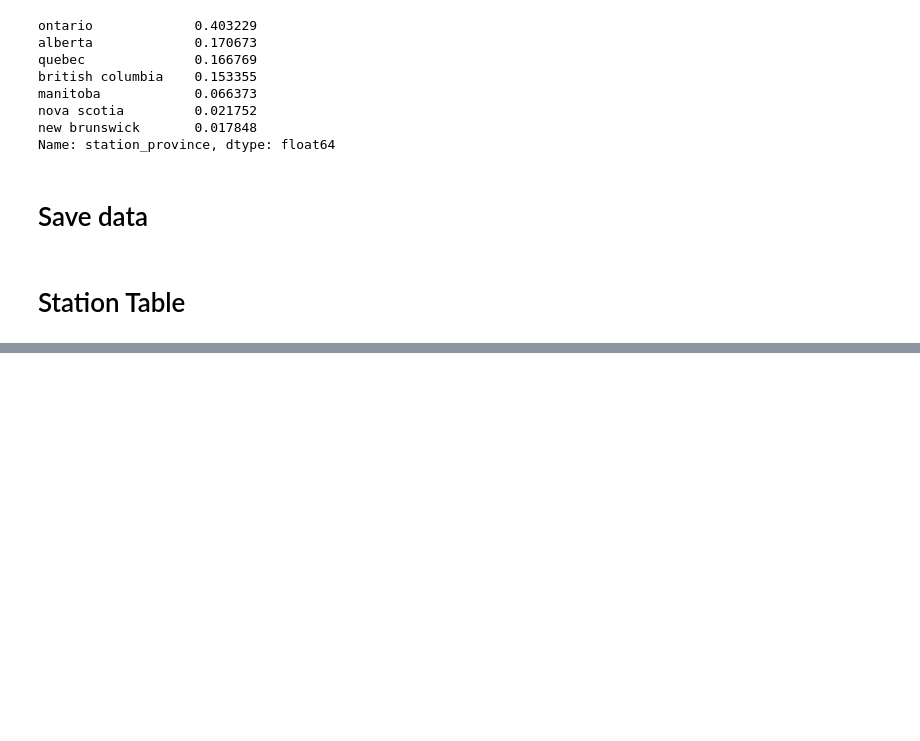
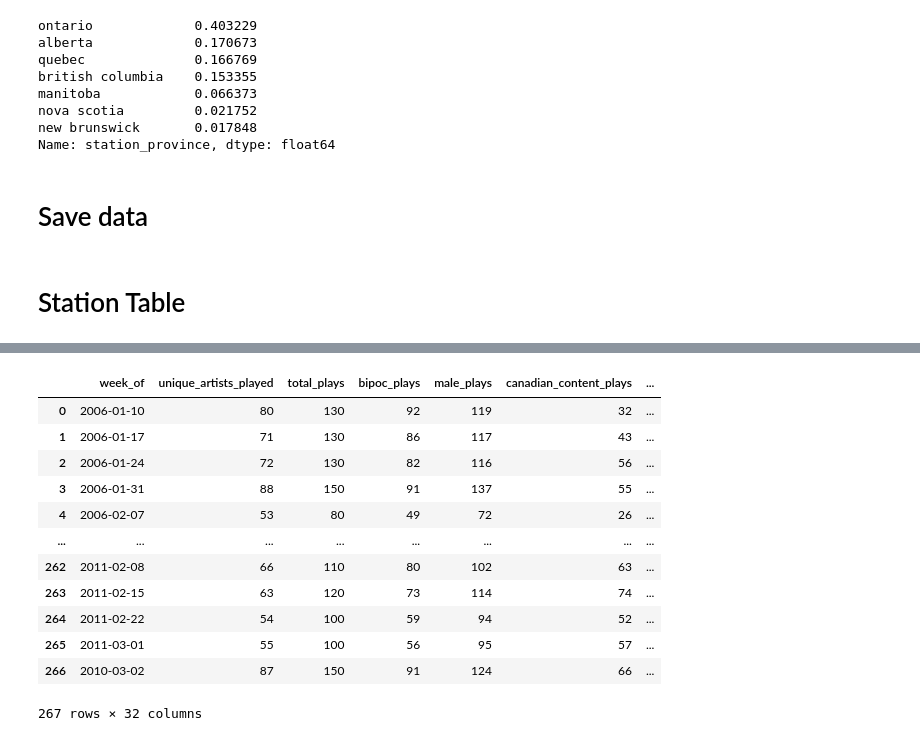
Before and after one commit to OwenBrush/canadian-hip-hop-radio-analysis, a Jupyter notebook: data_cleaning.ipynb, the cells around one changed output, grey strips where cells are left out. Saved outputs shown, nothing was run; the diff lists cells and outputs as text; code cells hidden in the pictures; blank space fills up the shorter version.

Commit message:
built time table

```diff
--- a/data_cleaning.ipynb
+++ b/data_cleaning.ipynb
@@ -426,0 +458,26 @@ table_df
+# %%
+time_df['male_plays'] = [df[df['week_of'] == x ]['artist_gender'].replace(['male','mixed','female','unknown'],[1,0,0,0]).sum() for x in time_df['week_of'].unique()]
+# %%
+time_df['canadian_content_plays'] = [df[df['week_of'] == x ]['canadian_content'].sum() for x in time_df['week_of'].unique()]
+# %%
+for station in df['station'].unique():
+    time_df[f'{station}_station_plays'] = [df[(df['week_of'] == x ) & (df['station'] == station)]['artist_name(s)'].count() for x  in time_df['week_of'].unique()]
+# %%
+for province in df['station_province'].unique():
+    time_df[f'{station}_province_plays'] = [df[(df['week_of'] == x ) & (df['station'] == province)]['artist_name(s)'].count() for x  in time_df['week_of'].unique()]
+# %%
+time_df
+# %% [output]
+|  | week_of | unique_artists_played | total_plays | bipoc_plays | male_plays | canadian_content_plays | ... |
+| 0 | 2006-01-10 | 80 | 130 | 92 | 119 | 32 | ... |
+| 1 | 2006-01-17 | 71 | 130 | 86 | 117 | 43 | ... |
+| 2 | 2006-01-24 | 72 | 130 | 82 | 116 | 56 | ... |
+| 3 | 2006-01-31 | 88 | 150 | 91 | 137 | 55 | ... |
+| 4 | 2006-02-07 | 53 | 80 | 49 | 72 | 26 | ... |
+| ... | ... | ... | ... | ... | ... | ... | ... |
+| 262 | 2011-02-08 | 66 | 110 | 80 | 102 | 63 | ... |
+| 263 | 2011-02-15 | 63 | 120 | 73 | 114 | 74 | ... |
+| 264 | 2011-02-22 | 54 | 100 | 59 | 94 | 52 | ... |
+| 265 | 2011-03-01 | 55 | 100 | 56 | 95 | 57 | ... |
+| 266 | 2010-03-02 | 87 | 150 | 91 | 124 | 66 | ... |
+267 rows × 32 columns
```
Also changed, not shown: parts of 39 cells of this notebook, 5 other files.
